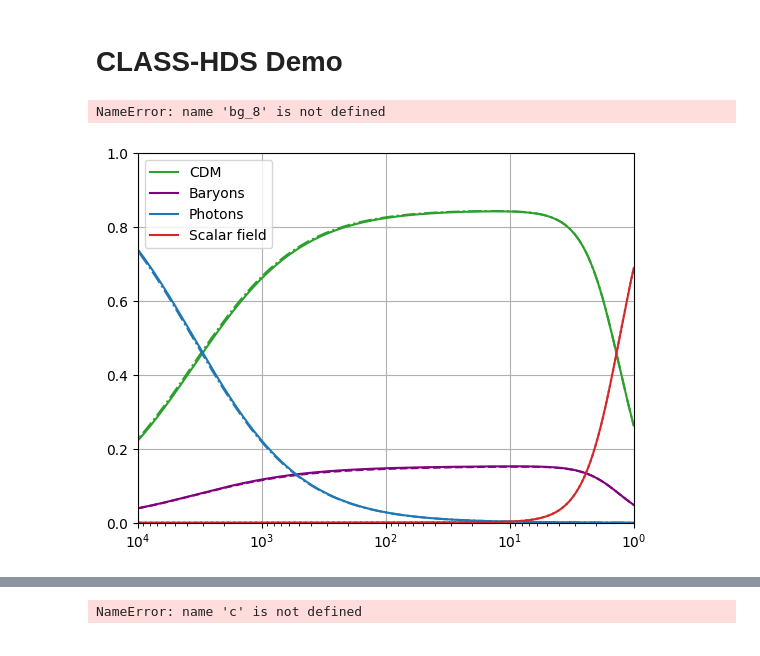
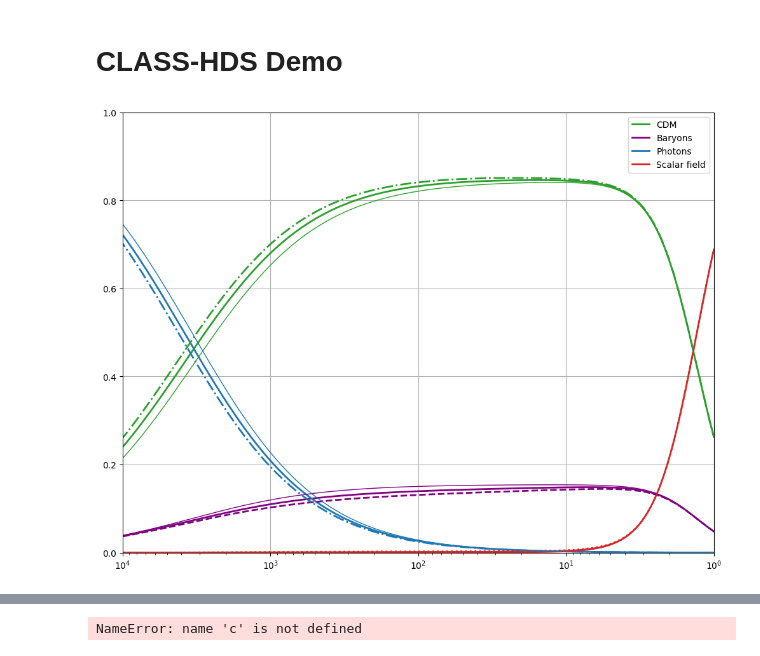
Before and after one commit to joaoreboucas1/class_hds, a Jupyter notebook: notebooks/demo.ipynb, the cells around one changed output, grey strips where cells are left out. Drawn from its saved outputs; the diff is of its cells as text; code cells hidden in the pictures.

Commit message:
Background working but with a sqrt(3) factor

```diff
--- a/notebooks/demo.ipynb
+++ b/notebooks/demo.ipynb
@@ -9,8 +10,8 @@ from classy import Class
 
 def get_hds_background(case):
     c = Class()
-    if isinstance(case, int):
-        phi_i = case
+    if isinstance(case, Number):
+        phi_i = case/np.sqrt(3)
         pars = {
             # Cosmological parameters
             "H0": 67.56,
@@ -45,11 +46,7 @@ def get_hds_background(case):
             "tau_reio": 0.0544,
             "N_ur": 3.044,
             "N_ncdm": 0,
-            # "Omega_Lambda": 0.0,
-            "Omega_fld": 0.0,
-            "Omega_scf": 0.0, # NOTE: setting negative values of Omega_scf will trigger the shooting
             "YHe": 0.24,
-            "scf_tuning_index": 0,
             # CLASS settings
             "lensing": "yes",
             "non_linear": "hmcode",
@@ -69,7 +66,7 @@ def get_densities_from_bg(bg):
     rho_nu_massless = bg["(.)rho_ur"]
     rho_phot = bg["(.)rho_g"]
     if "(.)rho_scf" in bg.keys(): rho_de = bg["(.)rho_scf"]
-    else: rho_de = bg["(.)rho_Lambda"]
+    else: rho_de = bg["(.)rho_lambda"]
     rho_tot = bg["(.)rho_tot"]
     return z, rho_cdm, rho_b, rho_phot+rho_nu_massless, rho_de, rho_tot
 
@@ -86,32 +83,7 @@ def check_omegas(bg):
     print(f"Omega_m: expected {omega_m}, got {actual_omega_m}, relative error = {(actual_omega_m-omega_m)/omega_m}")
     print(f"Omega_de: expected {omega_scf}, got {actual_omega_scf}, relative error = {(actual_omega_scf-omega_scf)/omega_scf}")
 # %%
-cases = [8, 10, 15, 20]
+cases = [8, 10, 15, 20, "LCDM"]
 bgs = {}
 for case in cases:
     bgs[case] = get_hds_background(case)
-# %%
-a = 1/(1 + bg_8['z'])
-plt.semilogx(a, bg_8['phi_scf']/8)
-plt.semilogx(a, bg_10['phi_scf']/10)
-# %% [output]
-NameError: name 'bg_8' is not defined
-# %%
-# Figure 1 - left panel
-z, rho_cdm_8, rho_b_8, rho_r_8, rho_scf_8, rho_tot_8 = get_densities_from_bg(bg_8)
-z, rho_cdm_10, rho_b_10, rho_r_10, rho_scf_10, rho_tot_10 = get_densities_from_bg(bg_10)
-
-plt.semilogx(1+z, rho_cdm_10/rho_tot_10, color="tab:green", label="CDM")
-plt.semilogx(1+z, rho_cdm_8/rho_tot_8, color="tab:green", ls="-.")
-plt.semilogx(1+z, rho_b_10/rho_tot_10, color="purple", label="Baryons")
-plt.semilogx(1+z, rho_b_8/rho_tot_8, color="purple", ls="--")
-plt.semilogx(1+z, rho_r_10/rho_tot_10, color="tab:blue", label="Photons")
-plt.semilogx(1+z, rho_r_8/rho_tot_8, color="tab:blue", ls="-.")
-plt.semilogx(1+z, rho_scf_10/rho_tot_10, color="tab:red", label="Scalar field")
-plt.semilogx(1+z, rho_scf_8/rho_tot_8, color="tab:red", ls=":")
-plt.xlim([1e4, 1])
-plt.ylim([0, 1])
-plt.legend()
-plt.grid()
-# %% [output]
-[figure, removed]
@@ -134,0 +90,26 @@ plt.grid()
+# %%
+# Figure 1 - left panel
+z, f_cdm_8, f_b_8, f_r_8, f_de_8             = get_fractions_from_bg(bgs[8])
+z, f_cdm_10, f_b_10, f_r_10, f_de_10         = get_fractions_from_bg(bgs[10])
+z, f_cdm_lcdm, f_b_lcdm, f_r_lcdm, f_de_lcdm = get_fractions_from_bg(bgs["LCDM"])
+
+plt.figure(figsize=(12, 9))
+lw = 2
+plt.semilogx(1+z, f_cdm_10, color="tab:green", label="CDM", lw=lw)
+plt.semilogx(1+z, f_b_10, color="purple", label="Baryons", lw=lw)
+plt.semilogx(1+z, f_r_10, color="tab:blue", label="Photons", lw=lw)
+plt.semilogx(1+z, f_de_10, color="tab:red", label="Scalar field", lw=lw)
+plt.semilogx(1+z, f_cdm_8, color="tab:green", ls="-.", lw=lw)
+plt.semilogx(1+z, f_b_8, color="purple", ls="--", lw=lw)
+plt.semilogx(1+z, f_r_8, color="tab:blue", ls="-.", lw=lw)
+plt.semilogx(1+z, f_de_8, color="tab:red", ls=":", lw=lw)
+plt.semilogx(1+z, f_cdm_lcdm, color="tab:green", lw=1)
+plt.semilogx(1+z, f_b_lcdm, color="purple", lw=1)
+plt.semilogx(1+z, f_r_lcdm, color="tab:blue", lw=1)
+plt.semilogx(1+z, f_de_lcdm, color="tab:red", lw=1)
+plt.xlim([1e4, 1])
+plt.ylim([0, 1])
+plt.legend()
+plt.grid()
+# %% [output]
+[figure, added]
```
Also changed, not shown: parts of 4 cells of this notebook, 1 other file.
